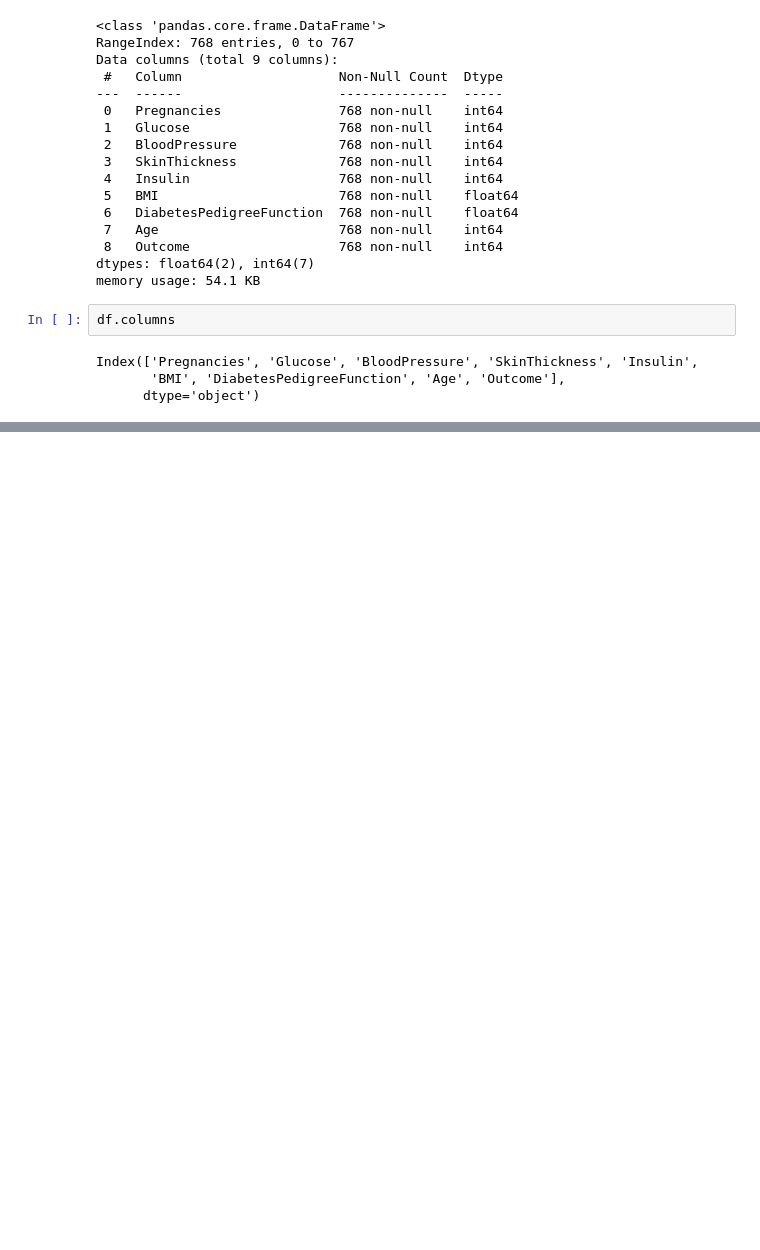
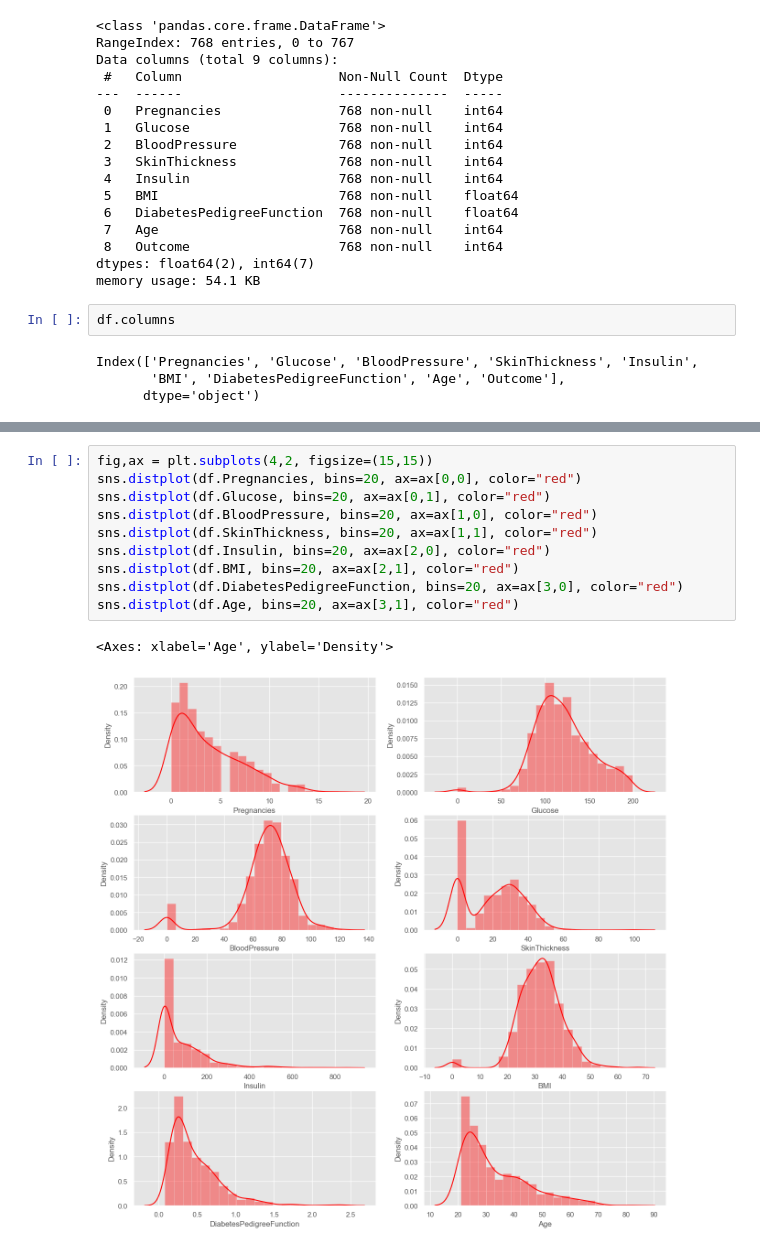
Before and after one commit to Amirh-Alipour/Diabetes-ANN-Prediction, a Jupyter notebook: Diabetes Prediction/main.ipynb, the cells around one changed output, grey strips where cells are left out. Saved outputs shown, nothing was run; the diff lists cells and outputs as text; blank space fills up the shorter version.

```diff
--- a/Diabetes Prediction/main.ipynb
+++ b/Diabetes Prediction/main.ipynb
@@ -75,0 +85,13 @@ df.describe()
+# %%
+fig,ax = plt.subplots(4,2, figsize=(15,15))
+sns.distplot(df.Pregnancies, bins=20, ax=ax[0,0], color="red")
+sns.distplot(df.Glucose, bins=20, ax=ax[0,1], color="red")
+sns.distplot(df.BloodPressure, bins=20, ax=ax[1,0], color="red")
+sns.distplot(df.SkinThickness, bins=20, ax=ax[1,1], color="red")
+sns.distplot(df.Insulin, bins=20, ax=ax[2,0], color="red")
+sns.distplot(df.BMI, bins=20, ax=ax[2,1], color="red")
+sns.distplot(df.DiabetesPedigreeFunction, bins=20, ax=ax[3,0], color="red")
+sns.distplot(df.Age, bins=20, ax=ax[3,1], color="red")
+# %% [output]
+<Axes: xlabel='Age', ylabel='Density'>
+[figure, added]
```
Also changed, not shown: parts of 6 cells of this notebook.
